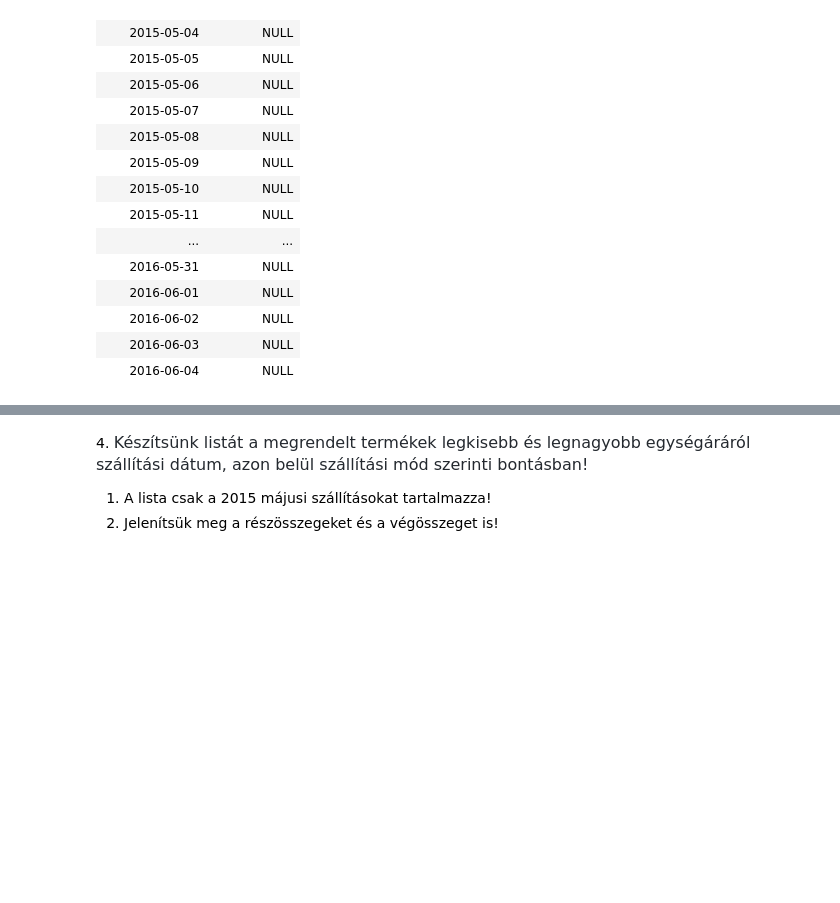
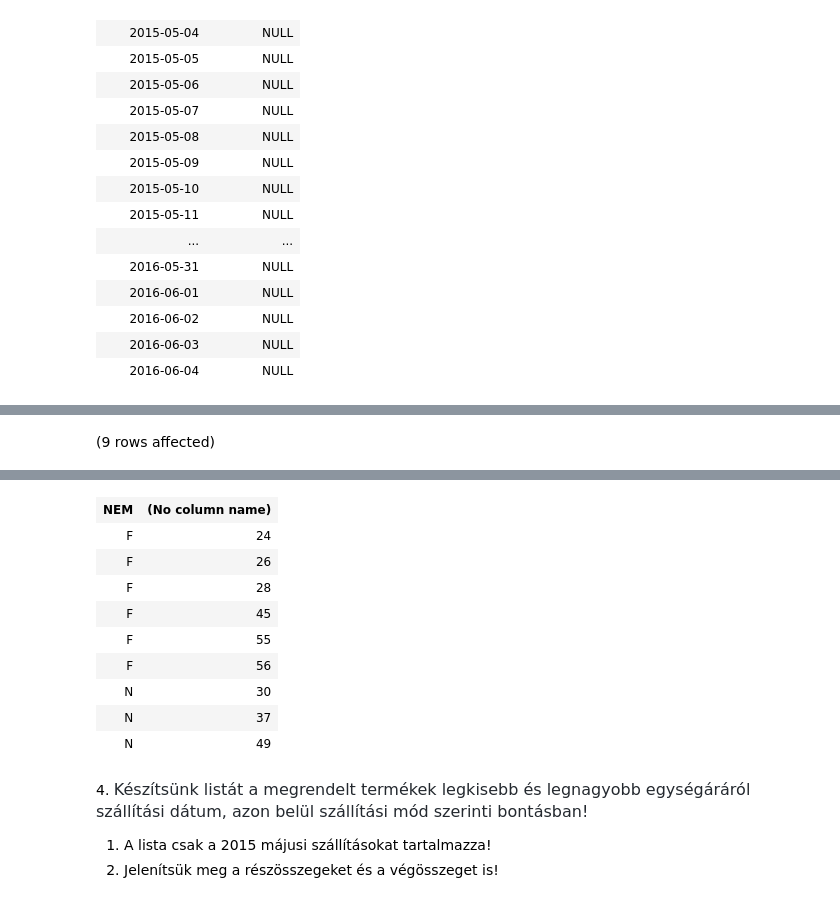
Before and after one commit to mlevente0703/sqlgyak03, a Jupyter notebook: gyakorlat05_feladatok.ipynb, the cells around one changed output, grey strips where cells are left out. Saved outputs shown, nothing was run; the diff lists cells and outputs as text; code cells hidden in the pictures; blank space fills up the shorter version.

```diff
--- a/gyakorlat05_feladatok.ipynb
+++ b/gyakorlat05_feladatok.ipynb
@@ -54,3 +54,10 @@ Total execution time: 00:00:00.222
 2. A lista tartalmazza a részösszegeket és a végösszeget is!
 
 ![](https://moodle.uni-corvinus.hu/theme/image.php/adaptable/atto_h5p/1709548862/icon)
+# %%
+SELECT u.NEM,YEAR(GETDATE())-SZULEV
+from Ugyfel u LEFT JOIN Rendeles r on u.[LOGIN]=r.[LOGIN]
+WHERE r.SORSZAM is NULL
+GROUP BY u.NEM, YEAR(GETDATE())-SZULEV
+# %% [output]
+(9 rows affected)
@@ -57,3 +65,13 @@ Total execution time: 00:00:00.222
+| NEM | (No column name) |
+| F | 24 |
+| F | 26 |
+| F | 28 |
+| F | 45 |
+| F | 55 |
+| F | 56 |
+| N | 30 |
+| N | 37 |
+| N | 49 |
 # %% [markdown]
 4. <span style="color: rgb(36, 41, 47); font-family: -apple-system, BlinkMacSystemFont, &quot;Segoe UI&quot;, Helvetica, Arial, sans-serif, &quot;Apple Color Emoji&quot;, &quot;Segoe UI Emoji&quot;; font-size: 16px;">Készítsünk listát a megrendelt termékek legkisebb és legnagyobb egységáráról szállítási dátum, azon belül szállítási mód szerinti bontásban!</span>
 
```
Also changed, not shown: parts of 3 cells of this notebook.
